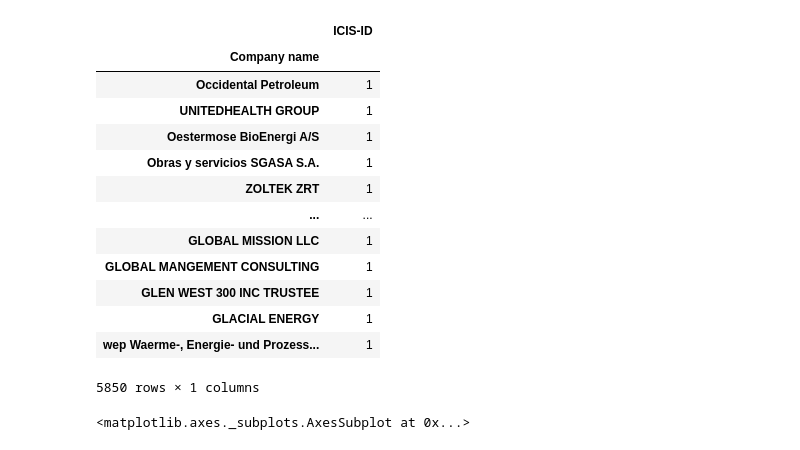
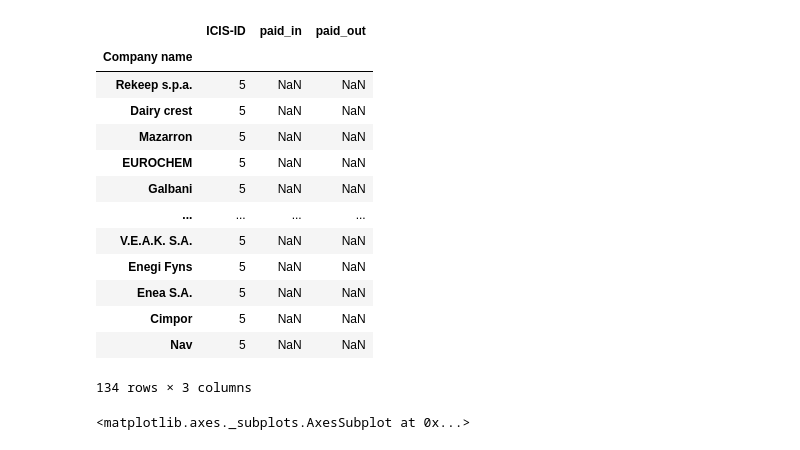
Before and after one commit to BenBowring/EnergyData, a Jupyter notebook: DataInvestigation.ipynb, the cells around one changed output. Saved outputs shown, nothing was run; the diff lists cells and outputs as text; code cells hidden in the pictures.

```diff
--- a/DataInvestigation.ipynb
+++ b/DataInvestigation.ipynb
@@ -46,22 +45,22 @@ dropped_cols = [x for x in mapped_df.columns if x not in kept_cols]
 
 name_cols = ['Name 1', 'Name 2', 'Name 3']
 # %%
-counts[counts['ICIS-ID'] == 1]
+counts[counts['ICIS-ID'] == 5]
 # %% [output]
-|  | ICIS-ID |
-| Company name |  |
-| Occidental Petroleum | 1 |
-| UNITEDHEALTH GROUP | 1 |
-| Oestermose BioEnergi A/S | 1 |
-| Obras y servicios SGASA S.A. | 1 |
-| ZOLTEK ZRT | 1 |
-| ... | ... |
-| GLOBAL MISSION LLC | 1 |
-| GLOBAL MANGEMENT CONSULTING | 1 |
-| GLEN WEST 300 INC TRUSTEE | 1 |
-| GLACIAL ENERGY | 1 |
-| wep Waerme-, Energie- und Prozess... | 1 |
+|  | ICIS-ID | paid_in | paid_out |
+| Company name |  |  |  |
+| Rekeep s.p.a. | 5 | NaN | NaN |
+| Dairy crest | 5 | NaN | NaN |
+| Mazarron | 5 | NaN | NaN |
+| EUROCHEM | 5 | NaN | NaN |
+| Galbani | 5 | NaN | NaN |
+| ... | ... | ... | ... |
+| V.E.A.K. S.A. | 5 | NaN | NaN |
+| Enegi Fyns | 5 | NaN | NaN |
+| Enea S.A. | 5 | NaN | NaN |
+| Cimpor | 5 | NaN | NaN |
+| Nav | 5 | NaN | NaN |
-5850 rows × 1 columns
+134 rows × 3 columns
 # %%
 sns.distplot(counts[counts['ICIS-ID'] > 5])
 # %% [output]
```
Also changed, not shown: parts of 15 cells of this notebook.
